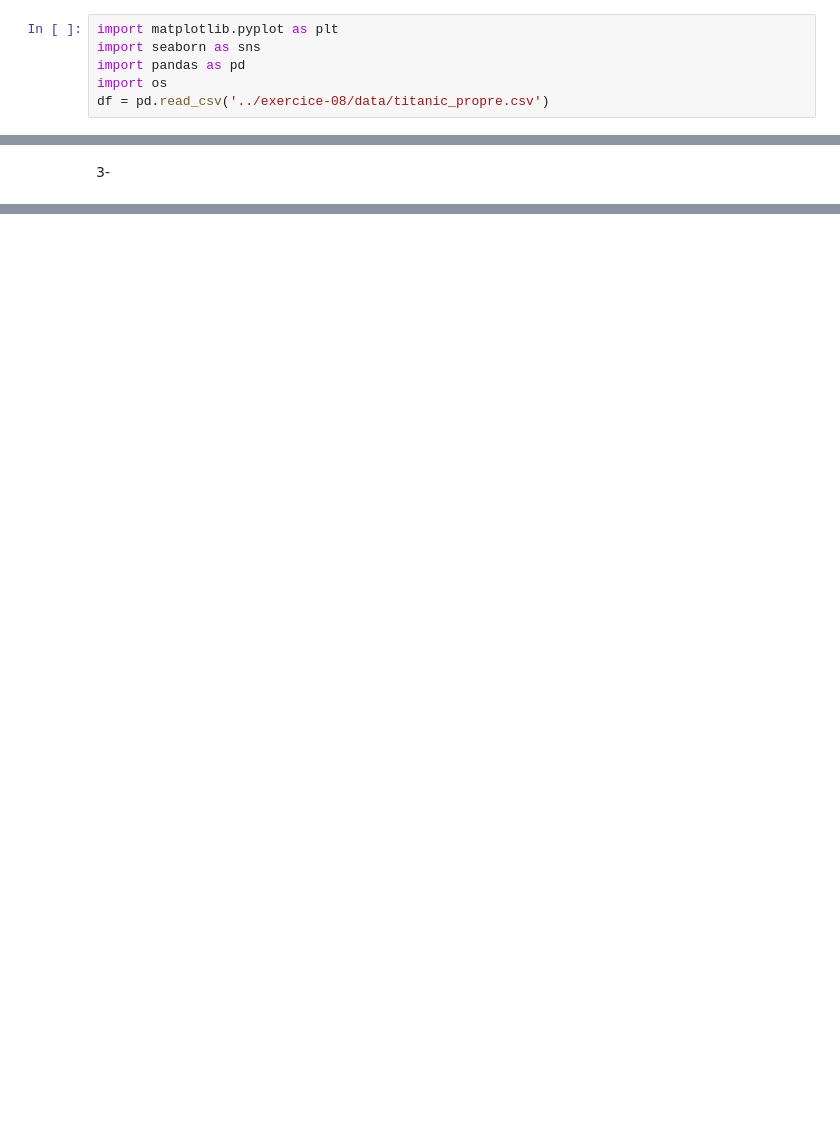
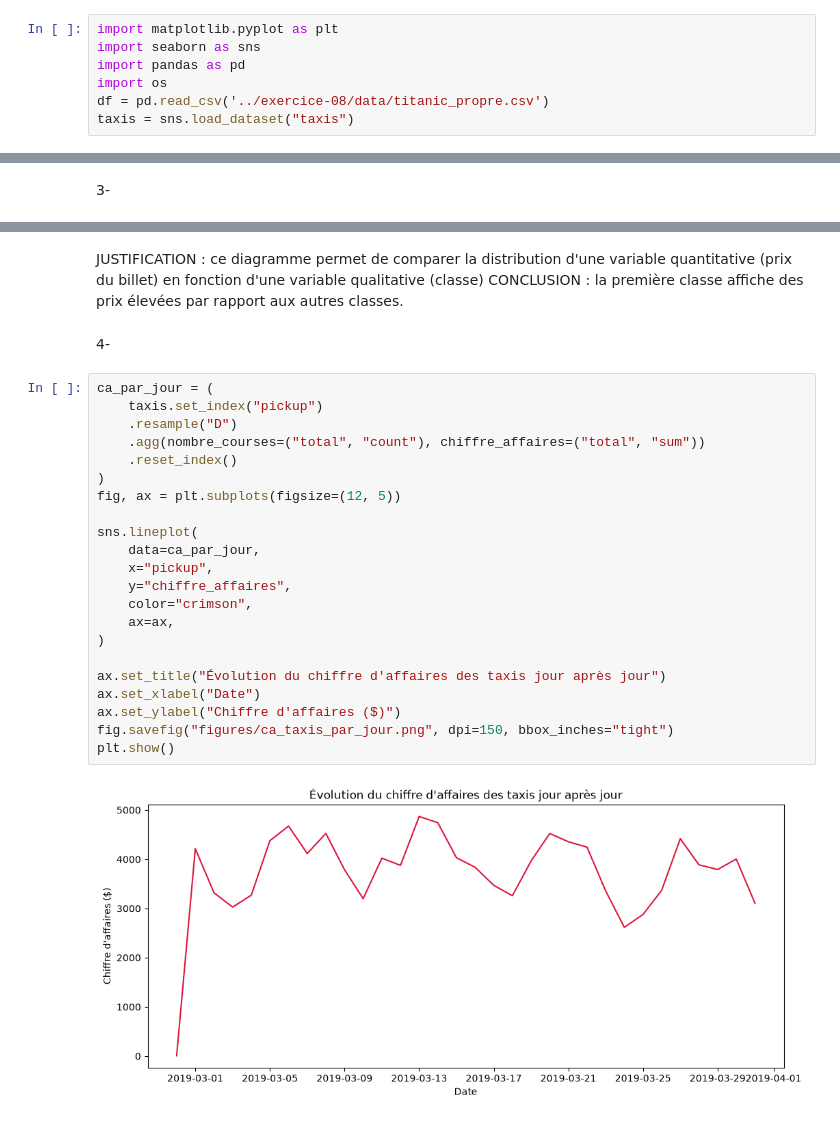
Before and after one commit to Samolo007/python-exercices, a Jupyter notebook: exercice-12/exercice.ipynb, the cells around one changed output, grey strips where cells are left out. Drawn from its saved outputs; the diff is of its cells as text; blank space fills up the shorter version.

```diff
--- a/exercice-12/exercice.ipynb
+++ b/exercice-12/exercice.ipynb
@@ -4,6 +4,7 @@ import seaborn as sns
 import pandas as pd
 import os
 df = pd.read_csv('../exercice-08/data/titanic_propre.csv')
+taxis = sns.load_dataset("taxis")
 # %% [markdown]
 1-
 # %%
@@ -57,0 +67,29 @@ Text(24.33658854166668, 0.5, 'Prix du billet')
+# %% [markdown]
+JUSTIFICATION : ce diagramme permet de comparer la distribution d'une variable quantitative (prix du billet) en fonction d'une variable qualitative (classe)
+CONCLUSION : la première classe affiche des prix élevées par rapport aux autres classes.
+# %% [markdown]
+4-
+# %%
+ca_par_jour = (
+    taxis.set_index("pickup")
+    .resample("D")
+    .agg(nombre_courses=("total", "count"), chiffre_affaires=("total", "sum"))
+    .reset_index()
+)
+fig, ax = plt.subplots(figsize=(12, 5))
+
+sns.lineplot(
+    data=ca_par_jour,
+    x="pickup",
+    y="chiffre_affaires",
+    color="crimson",
+    ax=ax,
+)
+
+ax.set_title("Évolution du chiffre d'affaires des taxis jour après jour")
+ax.set_xlabel("Date")
+ax.set_ylabel("Chiffre d'affaires ($)")
+fig.savefig("figures/ca_taxis_par_jour.png", dpi=150, bbox_inches="tight")
+plt.show()
+# %% [output]
+[figure, added]
```
Also changed, not shown: parts of 7 cells of this notebook, 1 other file.
